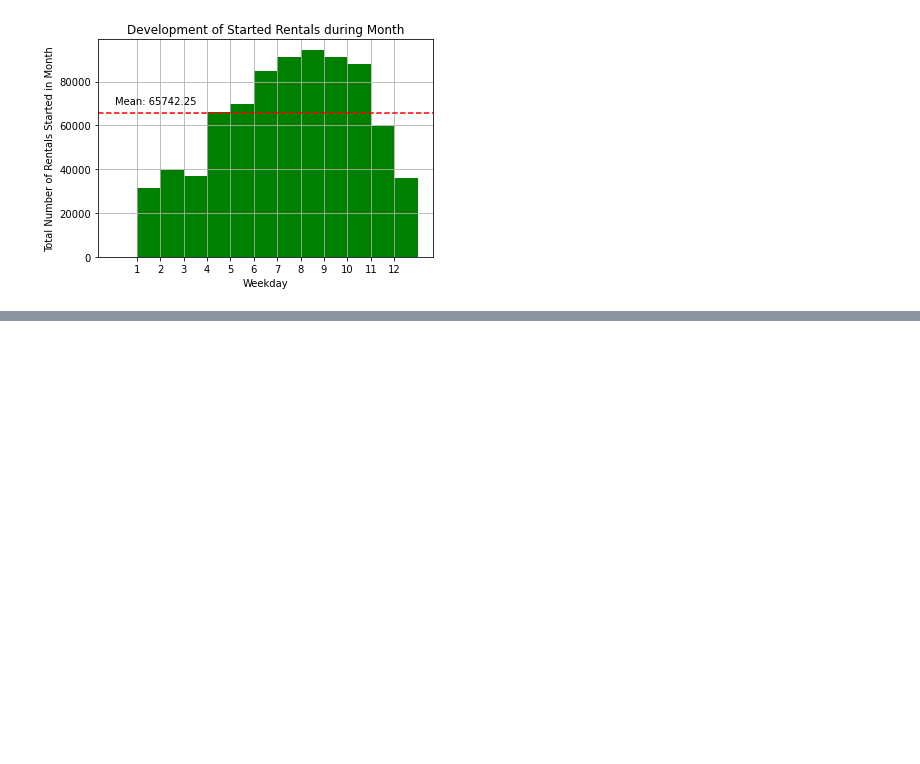
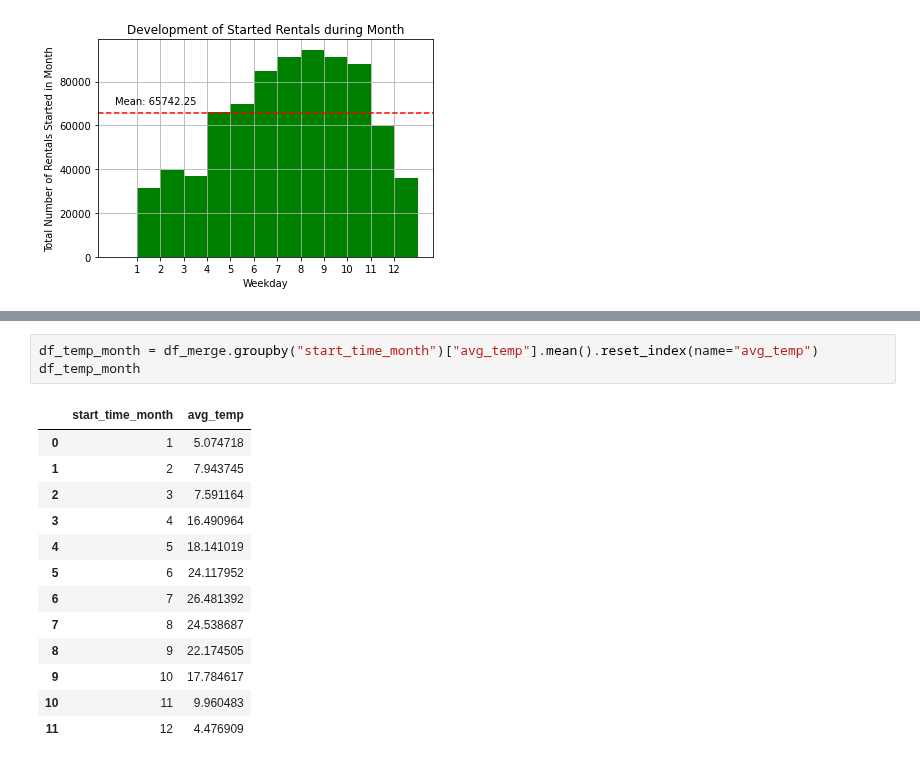
Before and after one commit to yassinehammou27/intentionally_blank, a Jupyter notebook: Results.ipynb, the cells around one changed output, grey strips where cells are left out. Cells and saved outputs as stored; diff of their text form; blank space fills up the shorter version.

```diff
--- a/Results.ipynb
+++ b/Results.ipynb
@@ -285,0 +288,17 @@ True
+# %%
+df_temp_month = df_merge.groupby("start_time_month")["avg_temp"].mean().reset_index(name="avg_temp")
+df_temp_month
+# %% [output]
+|  | start_time_month | avg_temp |
+| 0 | 1 | 5.074718 |
+| 1 | 2 | 7.943745 |
+| 2 | 3 | 7.591164 |
+| 3 | 4 | 16.490964 |
+| 4 | 5 | 18.141019 |
+| 5 | 6 | 24.117952 |
+| 6 | 7 | 26.481392 |
+| 7 | 8 | 24.538687 |
+| 8 | 9 | 22.174505 |
+| 9 | 10 | 17.784617 |
+| 10 | 11 | 9.960483 |
+| 11 | 12 | 4.476909 |
```
Also changed, not shown: parts of 6 cells of this notebook.
